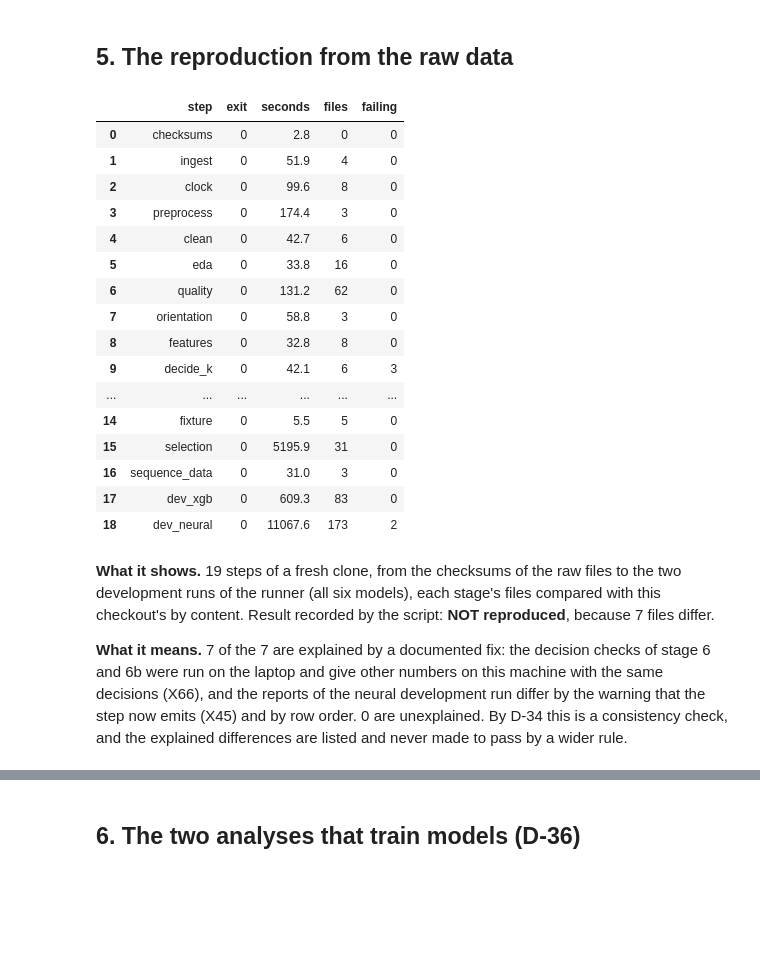
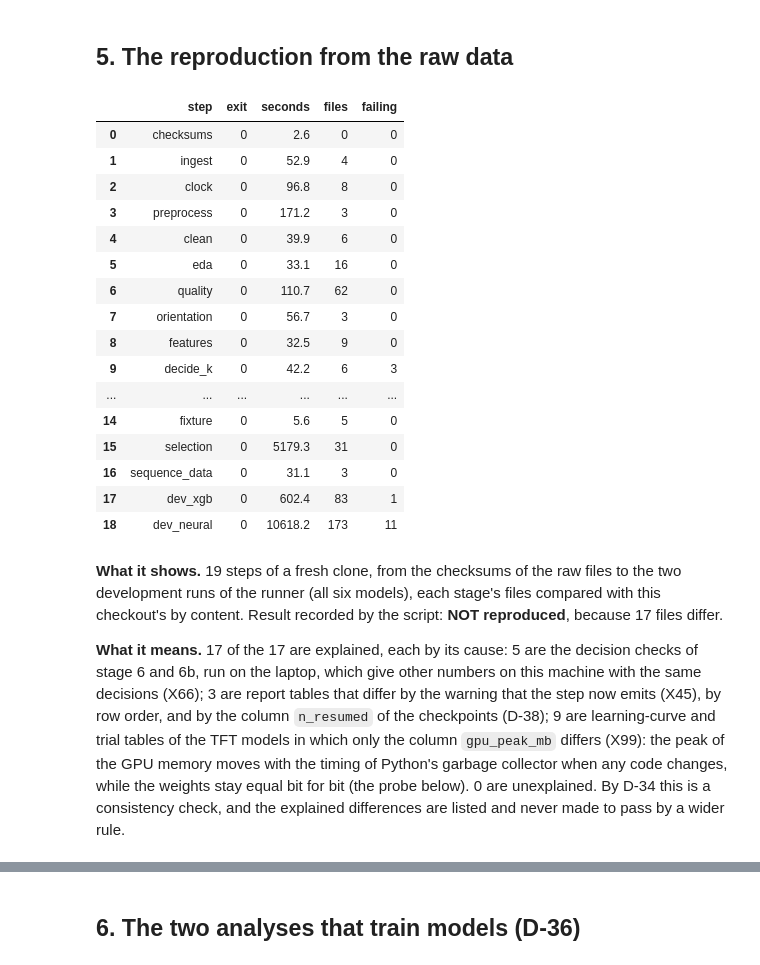
Before and after one commit to Barakyv/Solar_PV-project, a Jupyter notebook: notebooks/08_g1_gate.ipynb, the cells around one changed output, grey strips where cells are left out. Saved outputs shown, nothing was run; the diff lists cells and outputs as text; code cells hidden in the pictures; blank space fills up the shorter version.

```diff
--- a/notebooks/08_g1_gate.ipynb
+++ b/notebooks/08_g1_gate.ipynb
@@ -188,38 +188,41 @@ T-98).
 # %% [markdown]
 ## 5. The reproduction from the raw data
 # %%
-REPRO = REPO_ROOT / "outputs/g1_audit/reproduction_20261113T120823Z/record.json"
+REPRO = REPO_ROOT / "outputs/g1_audit/reproduction_20261113T202349Z/record.json"
 repro = json.loads(REPRO.read_text(encoding="utf-8"))
 pd.DataFrame([{"step": s["step"], "exit": s["exit"], "seconds": s["seconds"],
                "files": len(s["compared"]), "failing": len(s["failing"])}
               for s in repro["steps"]])
 # %% [output]
 |  | step | exit | seconds | files | failing |
-| 0 | checksums | 0 | 2.8 | 0 | 0 |
-| 1 | ingest | 0 | 51.9 | 4 | 0 |
-| 2 | clock | 0 | 99.6 | 8 | 0 |
-| 3 | preprocess | 0 | 174.4 | 3 | 0 |
-| 4 | clean | 0 | 42.7 | 6 | 0 |
-| 5 | eda | 0 | 33.8 | 16 | 0 |
-| 6 | quality | 0 | 131.2 | 62 | 0 |
-| 7 | orientation | 0 | 58.8 | 3 | 0 |
-| 8 | features | 0 | 32.8 | 8 | 0 |
-| 9 | decide_k | 0 | 42.1 | 6 | 3 |
+| 0 | checksums | 0 | 2.6 | 0 | 0 |
+| 1 | ingest | 0 | 52.9 | 4 | 0 |
+| 2 | clock | 0 | 96.8 | 8 | 0 |
+| 3 | preprocess | 0 | 171.2 | 3 | 0 |
+| 4 | clean | 0 | 39.9 | 6 | 0 |
+| 5 | eda | 0 | 33.1 | 16 | 0 |
+| 6 | quality | 0 | 110.7 | 62 | 0 |
+| 7 | orientation | 0 | 56.7 | 3 | 0 |
+| 8 | features | 0 | 32.5 | 9 | 0 |
+| 9 | decide_k | 0 | 42.2 | 6 | 3 |
 | ... | ... | ... | ... | ... | ... |
-| 14 | fixture | 0 | 5.5 | 5 | 0 |
-| 15 | selection | 0 | 5195.9 | 31 | 0 |
-| 16 | sequence_data | 0 | 31.0 | 3 | 0 |
-| 17 | dev_xgb | 0 | 609.3 | 83 | 0 |
-| 18 | dev_neural | 0 | 11067.6 | 173 | 2 |
+| 14 | fixture | 0 | 5.6 | 5 | 0 |
+| 15 | selection | 0 | 5179.3 | 31 | 0 |
+| 16 | sequence_data | 0 | 31.1 | 3 | 0 |
+| 17 | dev_xgb | 0 | 602.4 | 83 | 1 |
+| 18 | dev_neural | 0 | 10618.2 | 173 | 11 |
 # %% [markdown]
 **What it shows.** 19 steps of a fresh clone, from the checksums of the
 raw files to the two development runs of the runner (all six models), each stage's files compared
 with this checkout's by content. Result recorded by the script: **NOT reproduced**, because
-7 files differ.
+17 files differ.
 
-**What it means.** 7 of the 7 are explained by a documented fix:
-the decision checks of stage 6 and 6b were run on the laptop and give other numbers on this machine
-with the same decisions (X66), and the reports of the neural development run differ by the warning
-that the step now emits (X45) and by row order. 0 are unexplained. By D-34 this
-is a consistency check, and the explained differences are listed and never made to pass by a wider
-rule.
+**What it means.** 17 of the 17 are explained, each by its cause:
+5 are the decision checks of stage 6 and 6b, run on the laptop, which give other
+numbers on this machine with the same decisions (X66); 3 are report tables that
+differ by the warning that the step now emits (X45), by row order, and by the column `n_resumed` of
+the checkpoints (D-38); 9 are learning-curve and trial tables of the TFT models
+in which only the column `gpu_peak_mb` differs (X99): the peak of the GPU memory moves with the
+timing of Python's garbage collector when any code changes, while the weights stay equal bit for
+bit (the probe below). 0 are unexplained. By D-34 this is a consistency check, and
+the explained differences are listed and never made to pass by a wider rule.
```
Also changed, not shown: parts of 8 cells of this notebook, 21 other files.
